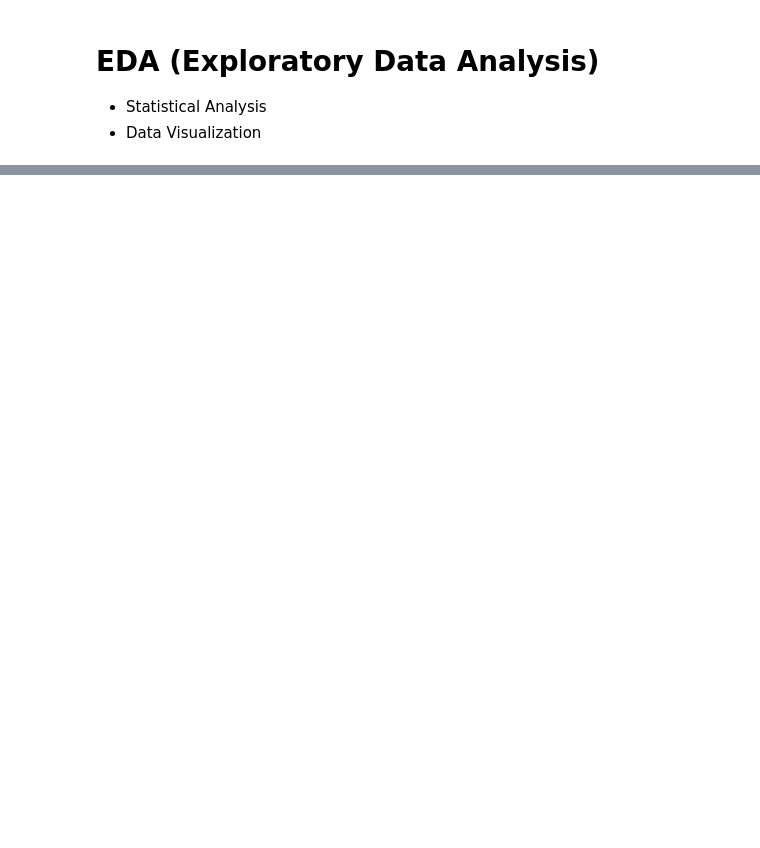
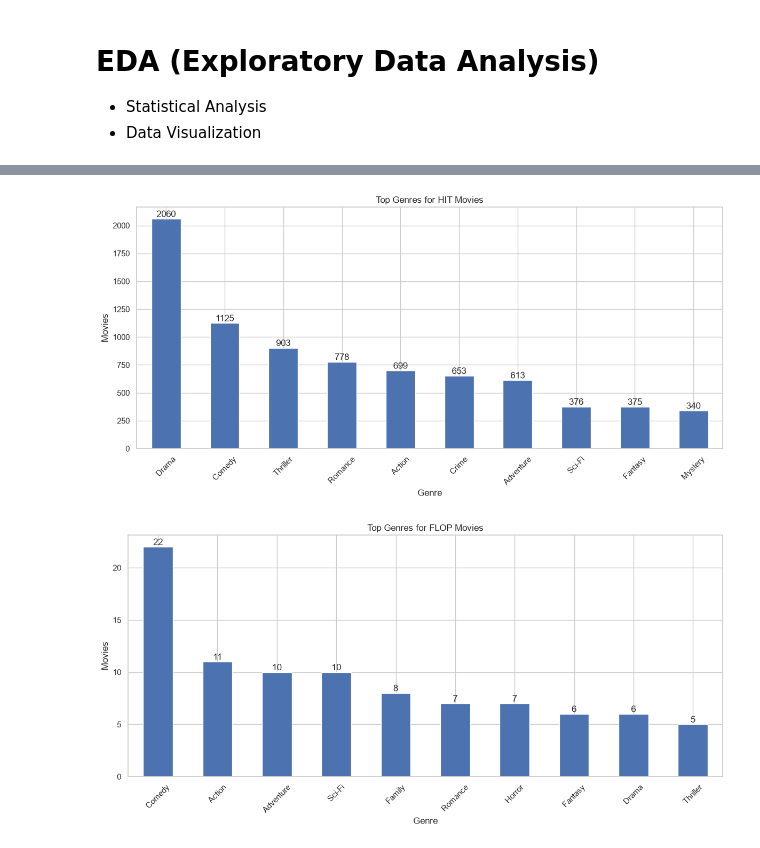
Before and after one commit to sreyapatra33-creator/Movie_Success_Prediction, a Jupyter notebook: EDA_Movie_Success.ipynb, the cells around one changed output, grey strips where cells are left out. Saved outputs shown, nothing was run; the diff lists cells and outputs as text; code cells hidden in the pictures; blank space fills up the shorter version.

```diff
--- a/EDA_Movie_Success.ipynb
+++ b/EDA_Movie_Success.ipynb
@@ -105,0 +21,10 @@ dtype: int64
+# %%
+# Configuration
+DATASET = "cleaned_movie_data.csv"
+
+TARGET = "imdb_binned"
+
+FIGURE_WIDTH = 12
+FIGURE_HEIGHT = 6
+
+TOP_N = 10
@@ -243,0 +220,44 @@ for col in cat_columns:
+# %%
+# Genre Analysis
+genre_df = df.copy()
+
+genre_df["genres"] = genre_df["genres"].str.split("|")
+
+genre_df = genre_df.explode("genres")
+
+hit = ( genre_df[genre_df[TARGET] == "HIT"]
+
+    .groupby("genres")
+
+    .size()
+
+    .sort_values(ascending=False)
+
+    .head(TOP_N)
+)
+plot_bar(
+    hit,
+    "Top Genres for HIT Movies",
+    "Genre",
+    "Movies"
+)
+flop = (genre_df[genre_df[TARGET] == "FLOP"]
+
+    .groupby("genres")
+
+    .size()
+
+    .sort_values(ascending=False)
+
+    .head(TOP_N)
+)
+
+plot_bar(
+    flop,
+    "Top Genres for FLOP Movies",
+    "Genre",
+    "Movies"
+)
+# %% [output]
+[figure, added]
+[figure, added]
```
Also changed, not shown: parts of 26 cells of this notebook, 22 other files.
